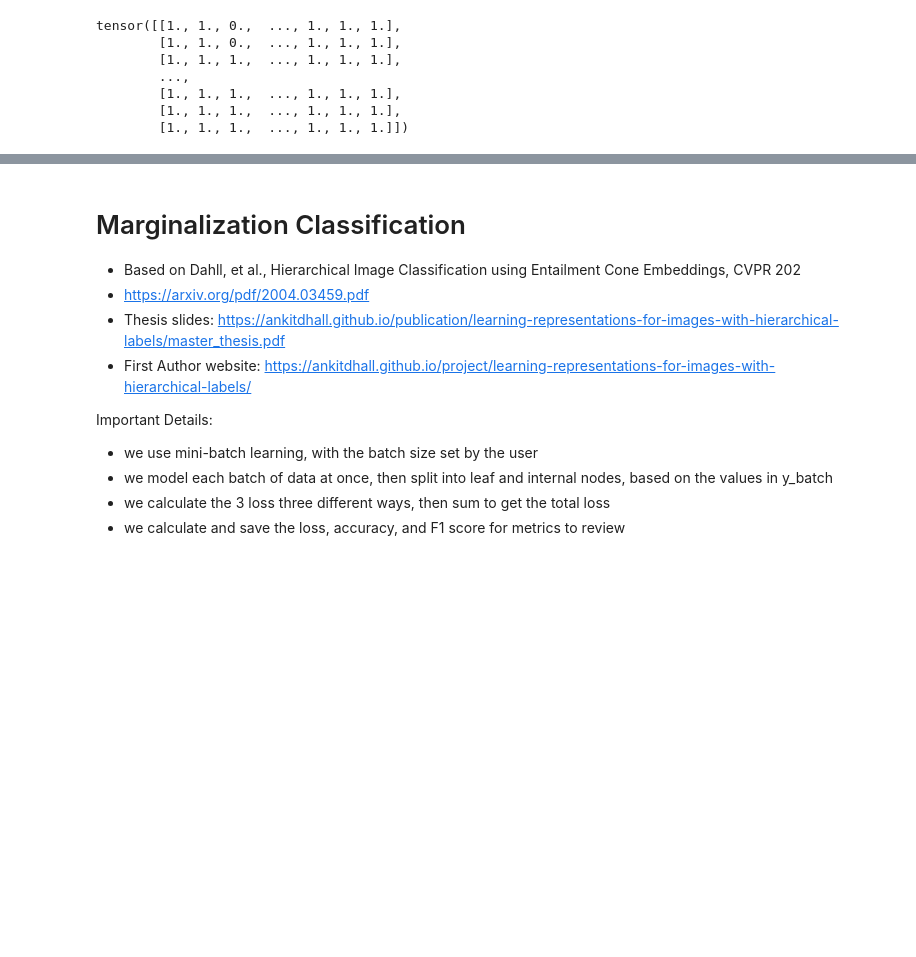
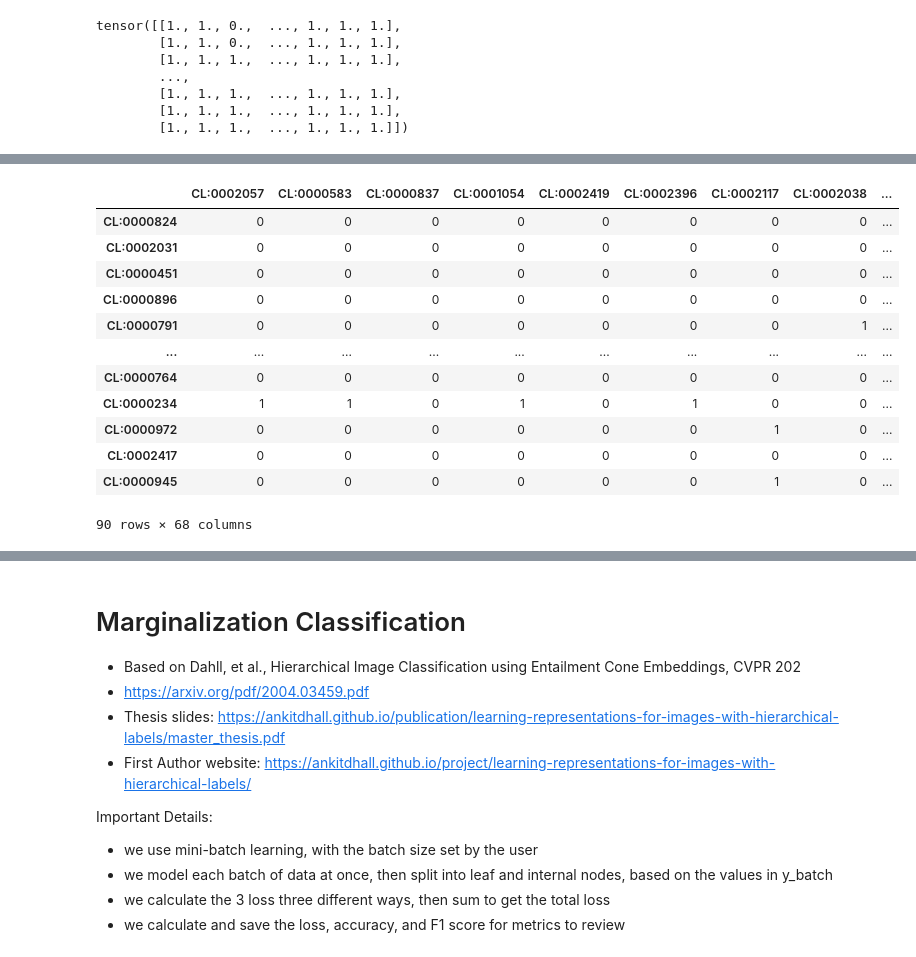
Before and after one commit to joshfuchs/McCells, a Jupyter notebook: cell_classification.ipynb, the cells around one changed output, grey strips where cells are left out. Saved outputs shown, nothing was run; the diff lists cells and outputs as text; code cells hidden in the pictures; blank space fills up the shorter version.

```diff
--- a/cell_classification.ipynb
+++ b/cell_classification.ipynb
@@ -1749,0 +1728,16 @@ def target_probability_tensor(target_values,ontology_df,mapping_dict):
+# %%
+ontology_df
+# %% [output]
+|  | CL:0002057 | CL:0000583 | CL:0000837 | CL:0001054 | CL:0002419 | CL:0002396 | CL:0002117 | CL:0002038 | ... |
+| CL:0000824 | 0 | 0 | 0 | 0 | 0 | 0 | 0 | 0 | ... |
+| CL:0002031 | 0 | 0 | 0 | 0 | 0 | 0 | 0 | 0 | ... |
+| CL:0000451 | 0 | 0 | 0 | 0 | 0 | 0 | 0 | 0 | ... |
+| CL:0000896 | 0 | 0 | 0 | 0 | 0 | 0 | 0 | 0 | ... |
+| CL:0000791 | 0 | 0 | 0 | 0 | 0 | 0 | 0 | 1 | ... |
+| ... | ... | ... | ... | ... | ... | ... | ... | ... | ... |
+| CL:0000764 | 0 | 0 | 0 | 0 | 0 | 0 | 0 | 0 | ... |
+| CL:0000234 | 1 | 1 | 0 | 1 | 0 | 1 | 0 | 0 | ... |
+| CL:0000972 | 0 | 0 | 0 | 0 | 0 | 0 | 1 | 0 | ... |
+| CL:0002417 | 0 | 0 | 0 | 0 | 0 | 0 | 0 | 0 | ... |
+| CL:0000945 | 0 | 0 | 0 | 0 | 0 | 0 | 1 | 0 | ... |
+90 rows × 68 columns
```
Also changed, not shown: parts of 17 cells of this notebook.
